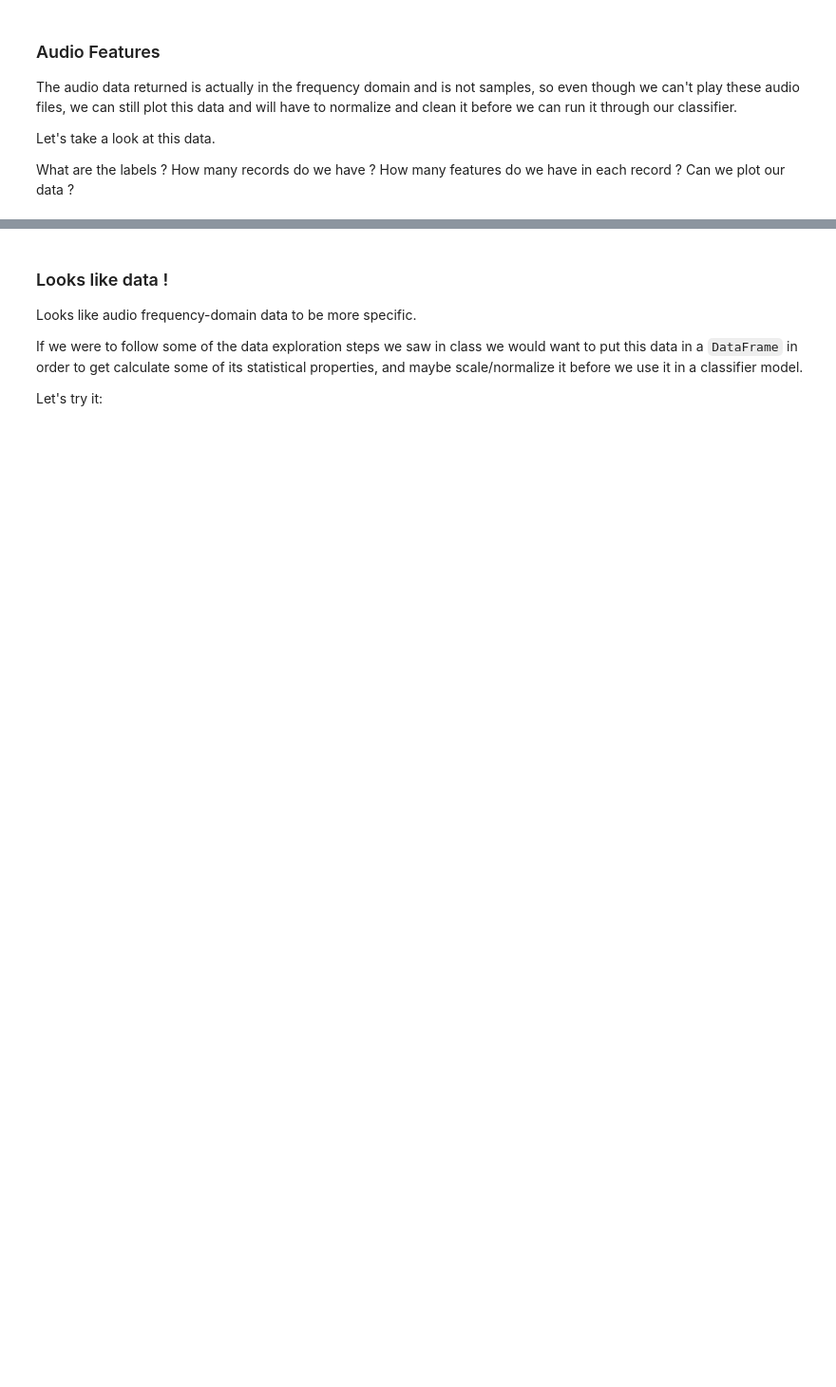
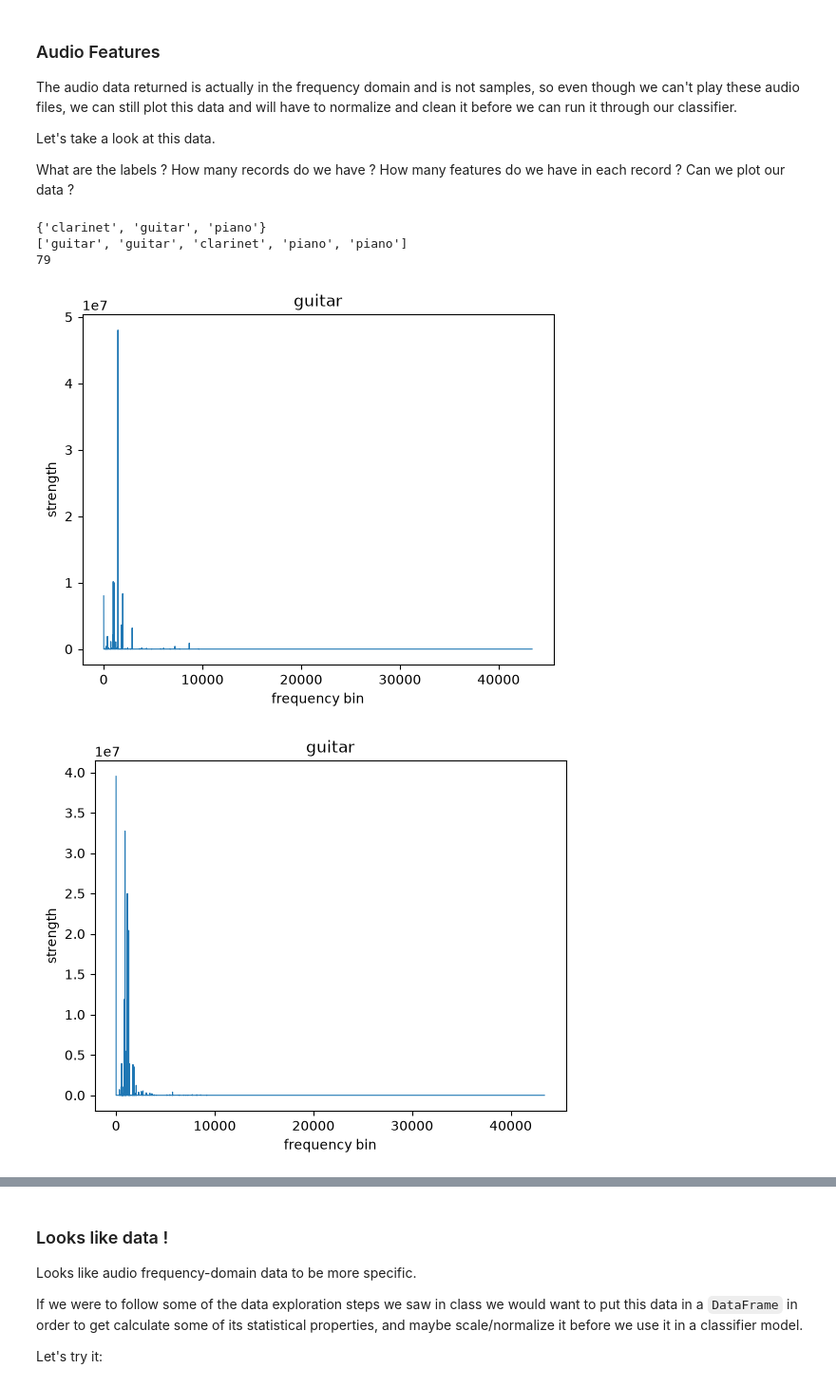
Before and after one commit to Tedesco-AI-ML-F2026/Homework06, a Jupyter notebook: Homework06A.ipynb, the cells around one changed output, grey strips where cells are left out. Shown at 95% size. Drawn from its saved outputs; the diff is of its cells as text; code cells hidden in the pictures; blank space fills up the shorter version.

```diff
--- a/Homework06A.ipynb
+++ b/Homework06A.ipynb
@@ -112,0 +105,24 @@ What are the labels ? How many records do we have ? How many features do we have
+# %%
+# TODO: How many records ?
+print(set(labels)) # 3 out puts--> {'clarinet', 'guitar', 'piano'}
+print(labels[:5]) # ['guitar', 'guitar', 'clarinet', 'piano', 'piano']
+
+
+# TODO: How many features ?
+print(len(features))  # 79 features
+
+
+# TODO: Plot some features
+#  plot first 4 records-- guitar x2, clarinet, piano
+for i in range(4):
+    plt.plot(features[i], linewidth=0.8)
+    plt.title(labels[i])
+    plt.xlabel("frequency bin")
+    plt.ylabel("strength")
+    plt.show()
+# %% [output]
+{'clarinet', 'guitar', 'piano'}
+['guitar', 'guitar', 'clarinet', 'piano', 'piano']
+79
+[figure, added]
+[figure, added]
```
Also changed, not shown: parts of 16 cells of this notebook.
